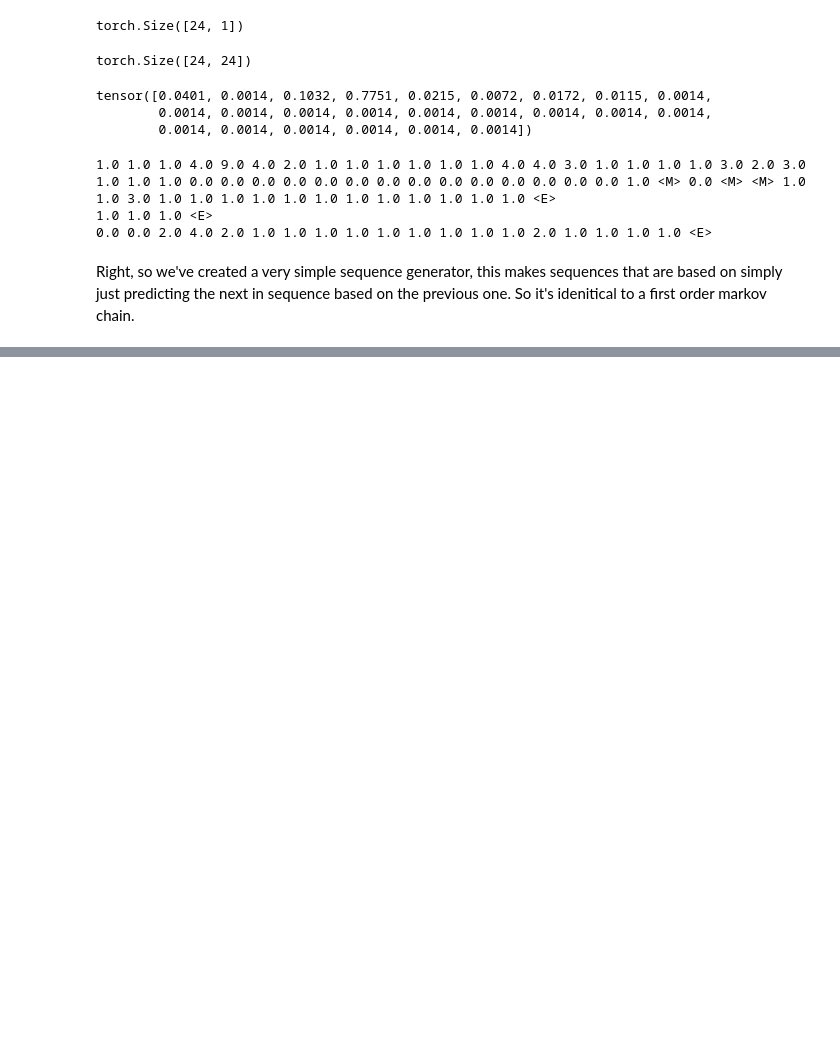
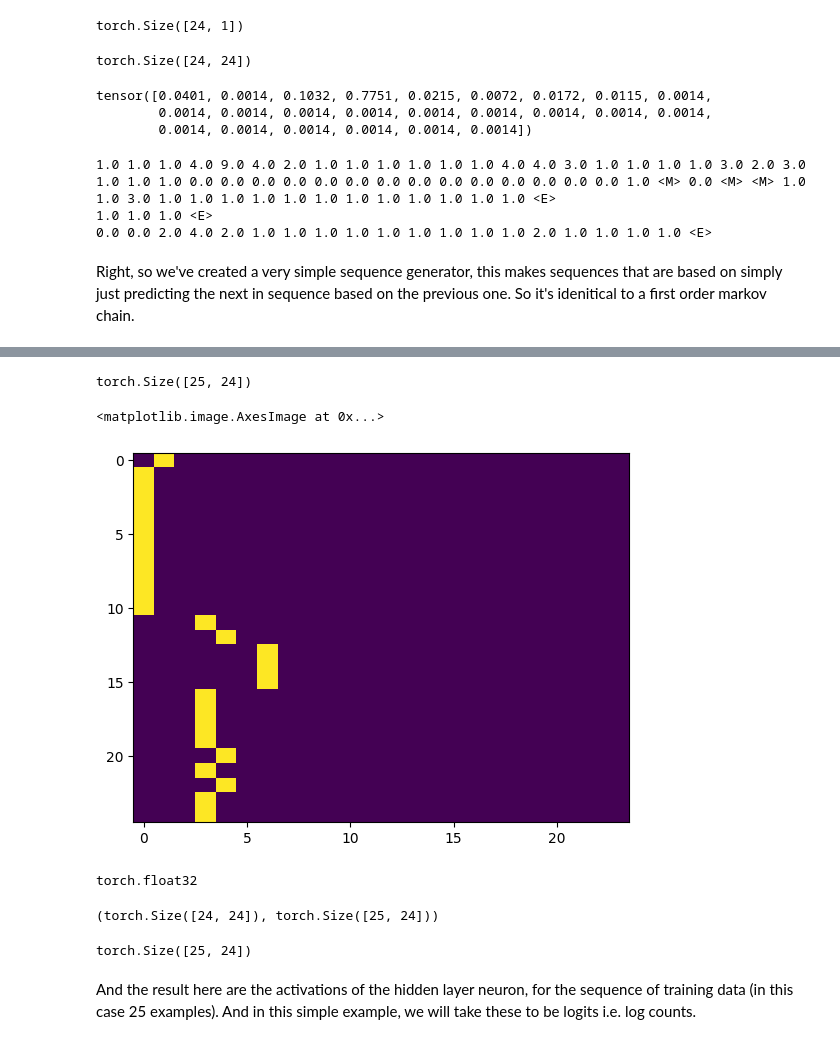
Before and after one commit to eoghanjmckenna/makemore, a Jupyter notebook: notebooks/bigram.ipynb, the cells around one changed output, grey strips where cells are left out. Drawn from its saved outputs; the diff is of its cells as text; code cells hidden in the pictures; blank space fills up the shorter version.

```diff
--- a/notebooks/bigram.ipynb
+++ b/notebooks/bigram.ipynb
@@ -229,0 +232,15 @@ Right, so we've created a very simple sequence generator, this makes sequences t
+# %%
+# so let's start by calculating the log likelihood of the existing data set.
+log_likelihood = 0
+n = 0
+for s in sequences:
+  chs = ['<S>'] + s.split(' ') + ['<E>']
+  for ch1, ch2 in zip(chs, chs[1:]):
+    ix1 = stoi[ch1]
+    ix2 = stoi[ch2]
+    log_likelihood += torch.log(P[ix1, ix2])
+    n += 1
+print(f'{log_likelihood=}')
+nll = -log_likelihood
+print(f'{nll=}')
+print(f'{nll/n=}')
@@ -229,0 +251,14 @@ Right, so we've created a very simple sequence generator, this makes sequences t
+# %%
+# create the training set of bigrams
+xs = []
+ys = []
+
+for s in sequences[:1]:
+    chs = ['<S>'] + s.split(' ') + ['<E>']
+    for ch1, ch2 in zip(chs, chs[1:]):
+        print(ch1, ch2)
+        xs.append(stoi[ch1])
+        ys.append(stoi[ch2])
+
+xs = torch.tensor(xs)
+ys = torch.tensor(ys)
@@ -229,0 +290,4 @@ Right, so we've created a very simple sequence generator, this makes sequences t
+# %%
+import torch.nn.functional as F
+xenc = F.one_hot(torch.tensor(xs), num_classes=24).float()
+xenc
@@ -229,0 +312,13 @@ Right, so we've created a very simple sequence generator, this makes sequences t
+# %%
+xenc.shape
+# %% [output]
+torch.Size([25, 24])
+# %%
+plt.imshow(xenc, aspect='auto')
+# %% [output]
+<matplotlib.image.AxesImage at 0x...>
+[figure, added]
+# %%
+xenc.dtype
+# %% [output]
+torch.float32
@@ -229,0 +331,10 @@ Right, so we've created a very simple sequence generator, this makes sequences t
+# %%
+W.shape, xenc.shape
+# %% [output]
+(torch.Size([24, 24]), torch.Size([25, 24]))
+# %%
+(xenc @ W).shape
+# %% [output]
+torch.Size([25, 24])
+# %% [markdown]
+And the result here are the activations of the hidden layer neuron, for the sequence of training data (in this case 25 examples). And in this simple example, we will take these to be logits i.e. log counts.
```
Also changed, not shown: parts of 17 cells of this notebook.
